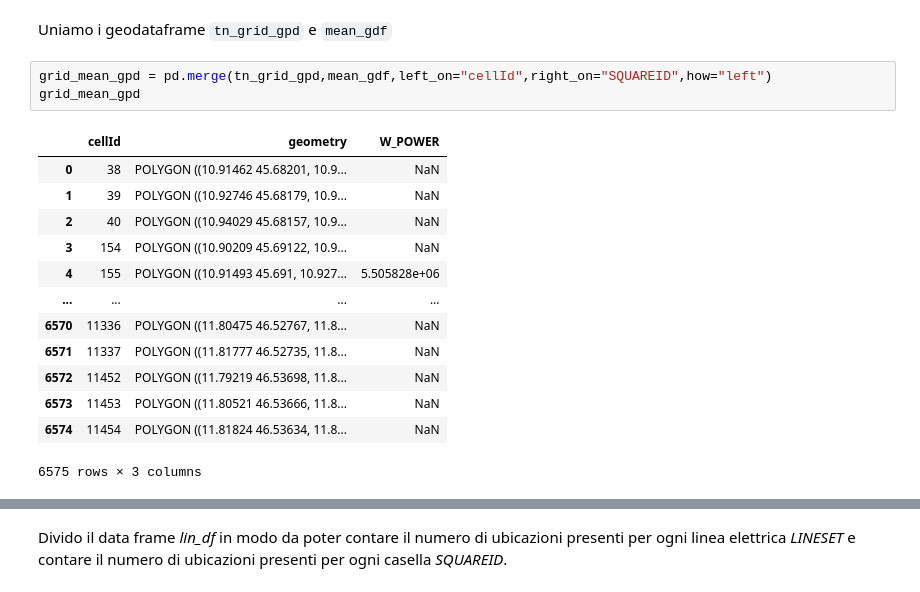
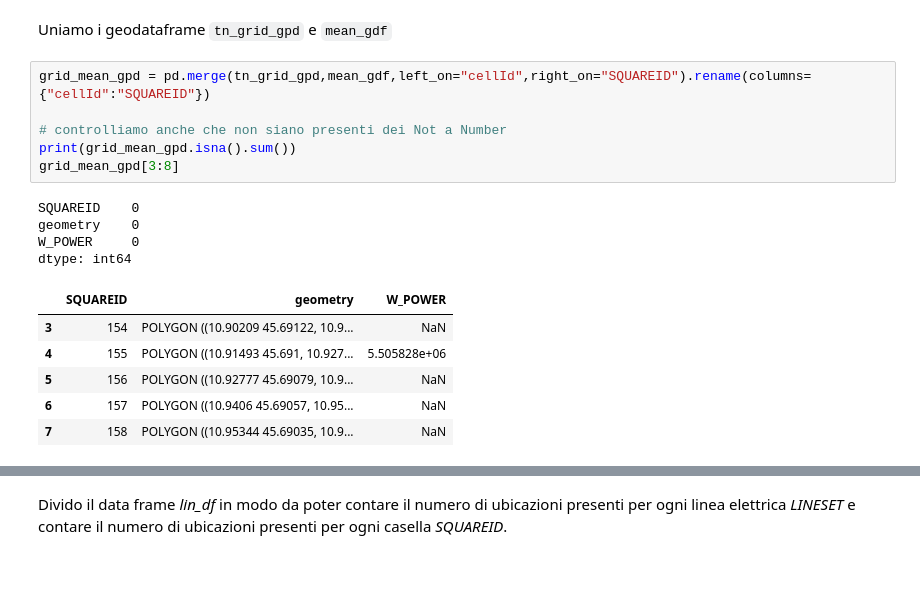
Before and after one commit to MarcoFava/Lavandini, a Jupyter notebook: EDA.ipynb, the cells around one changed output, grey strips where cells are left out. Drawn from its saved outputs; the diff is of its cells as text.

```diff
--- a/EDA.ipynb
+++ b/EDA.ipynb
@@ -129,19 +138,19 @@ tn_grid_gpd[:5]
 # %% [markdown]
 Uniamo i geodataframe `tn_grid_gpd` e `mean_gdf`
 # %%
-grid_mean_gpd = pd.merge(tn_grid_gpd,mean_gdf,left_on="cellId",right_on="SQUAREID",how="left")
-grid_mean_gpd
+grid_mean_gpd = pd.merge(tn_grid_gpd,mean_gdf,left_on="cellId",right_on="SQUAREID").rename(columns={"cellId":"SQUAREID"})
+
+# controlliamo anche che non siano presenti dei Not a Number
+print(grid_mean_gpd.isna().sum())
+grid_mean_gpd[3:8]
 # %% [output]
+SQUAREID    0
+geometry    0
+W_POWER     0
+dtype: int64
-|  | cellId | geometry | W_POWER |
-| 0 | 38 | POLYGON ((10.91462 45.68201, 10.9... | NaN |
-| 1 | 39 | POLYGON ((10.92746 45.68179, 10.9... | NaN |
-| 2 | 40 | POLYGON ((10.94029 45.68157, 10.9... | NaN |
+|  | SQUAREID | geometry | W_POWER |
 | 3 | 154 | POLYGON ((10.90209 45.69122, 10.9... | NaN |
 | 4 | 155 | POLYGON ((10.91493 45.691, 10.927... | 5.505828e+06 |
-| ... | ... | ... | ... |
-| 6570 | 11336 | POLYGON ((11.80475 46.52767, 11.8... | NaN |
-| 6571 | 11337 | POLYGON ((11.81777 46.52735, 11.8... | NaN |
-| 6572 | 11452 | POLYGON ((11.79219 46.53698, 11.8... | NaN |
-| 6573 | 11453 | POLYGON ((11.80521 46.53666, 11.8... | NaN |
-| 6574 | 11454 | POLYGON ((11.81824 46.53634, 11.8... | NaN |
+| 5 | 156 | POLYGON ((10.92777 45.69079, 10.9... | NaN |
+| 6 | 157 | POLYGON ((10.9406 45.69057, 10.95... | NaN |
+| 7 | 158 | POLYGON ((10.95344 45.69035, 10.9... | NaN |
-6575 rows × 3 columns
```
Also changed, not shown: parts of 13 cells of this notebook.
